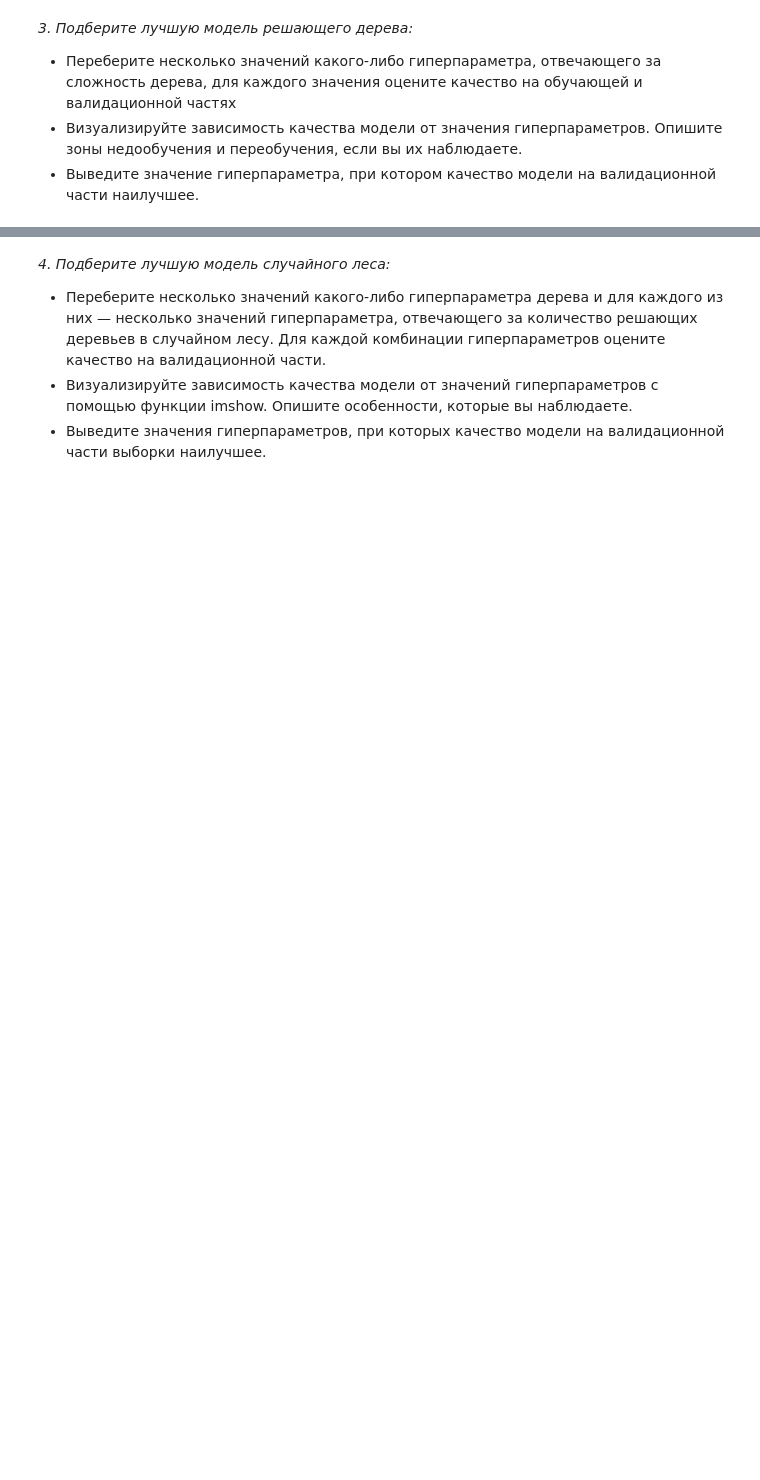
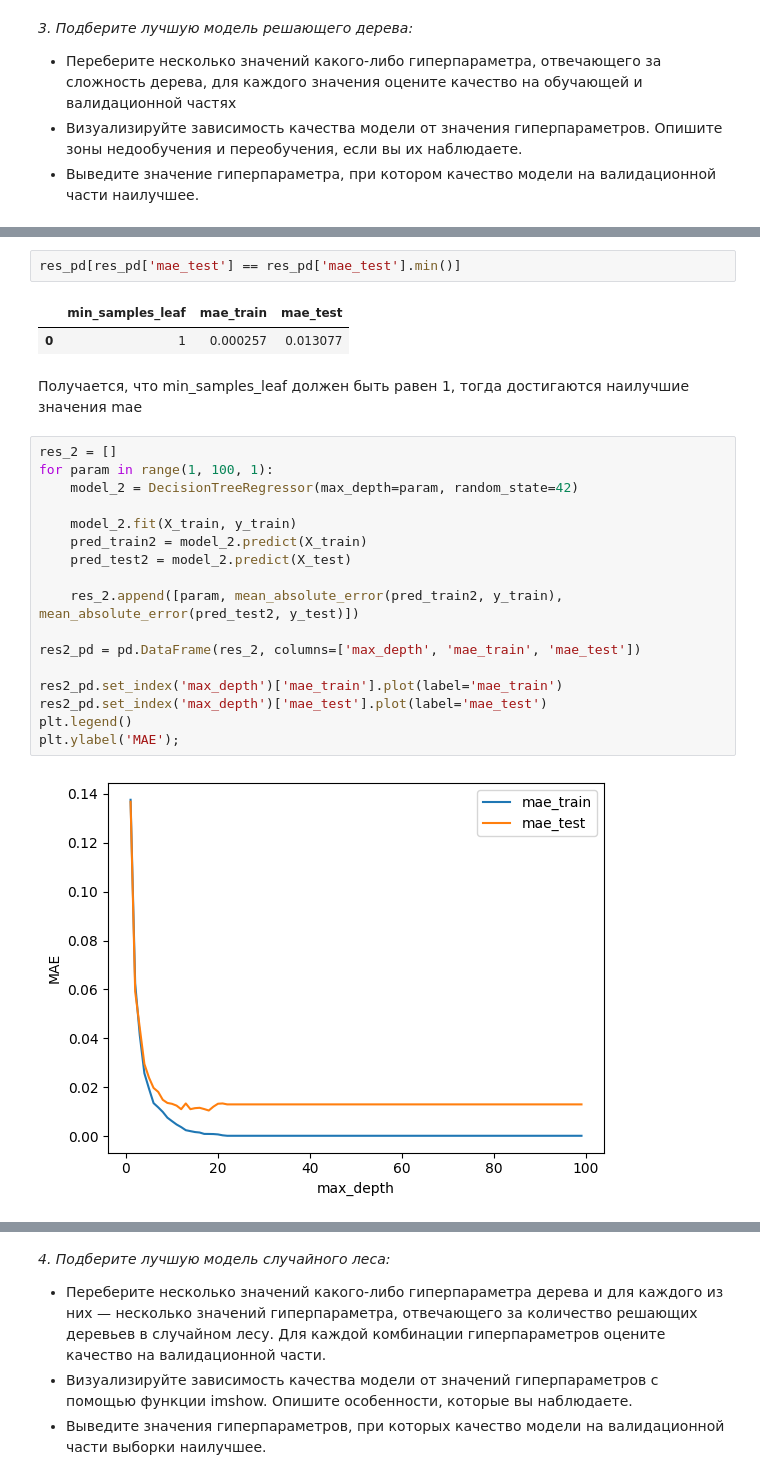
Before and after one commit to W1llAnn/1tdata-homework, a Jupyter notebook: 2.3 - homework PRO.ipynb, the cells around one changed output, grey strips where cells are left out. Saved outputs shown, nothing was run; the diff lists cells and outputs as text; blank space fills up the shorter version.

```diff
--- a/2.3 - homework PRO.ipynb
+++ b/2.3 - homework PRO.ipynb
@@ -16,0 +218,26 @@
+# %%
+res_pd[res_pd['mae_test'] == res_pd['mae_test'].min()]
+# %% [output]
+|  | min_samples_leaf | mae_train | mae_test |
+| 0 | 1 | 0.000257 | 0.013077 |
+# %% [markdown]
+Получается, что min_samples_leaf должен быть равен 1, тогда достигаются наилучшие значения mae
+# %%
+res_2 = []
+for param in range(1, 100, 1):
+    model_2 = DecisionTreeRegressor(max_depth=param, random_state=42)
+
+    model_2.fit(X_train, y_train)
+    pred_train2 = model_2.predict(X_train)
+    pred_test2 = model_2.predict(X_test)
+
+    res_2.append([param, mean_absolute_error(pred_train2, y_train), mean_absolute_error(pred_test2, y_test)])
+
+res2_pd = pd.DataFrame(res_2, columns=['max_depth', 'mae_train', 'mae_test'])
+
+res2_pd.set_index('max_depth')['mae_train'].plot(label='mae_train')
+res2_pd.set_index('max_depth')['mae_test'].plot(label='mae_test')
+plt.legend()
+plt.ylabel('MAE');
+# %% [output]
+[figure, added]
```
Also changed, not shown: parts of 44 cells of this notebook, 1 other file.
